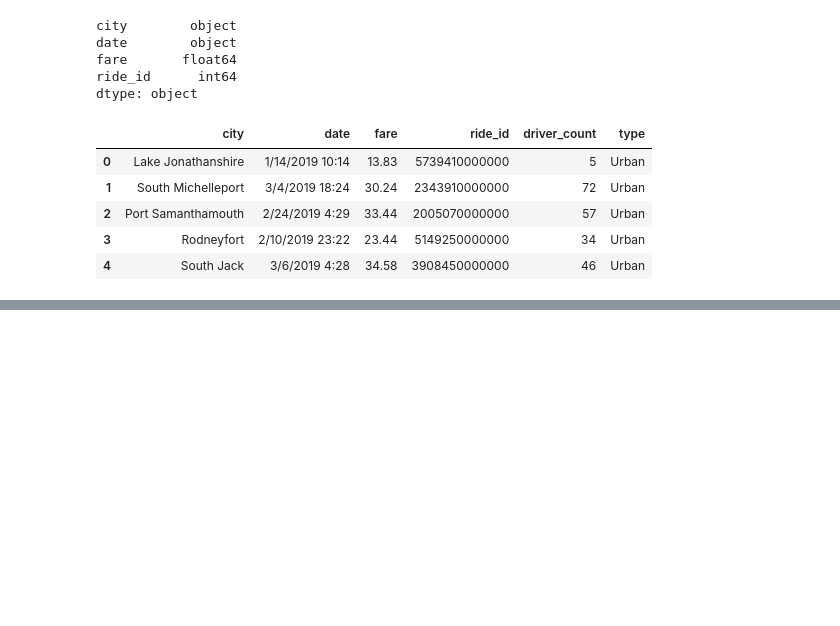
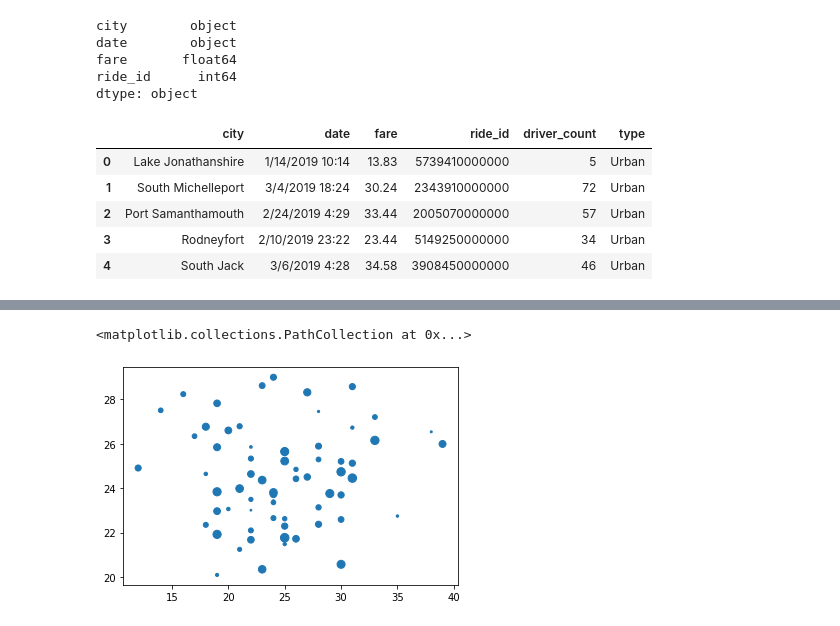
Before and after one commit to LleeMcD/PyBer_Analysis, a Jupyter notebook: PyBer.ipynb, the cells around one changed output, grey strips where cells are left out. Cells and saved outputs as stored; diff of their text form; code cells hidden in the pictures; blank space fills up the shorter version.

```diff
--- a/PyBer.ipynb
+++ b/PyBer.ipynb
@@ -138,0 +169,10 @@ pyber_data_df.head()
+# %%
+## 5.3.2 Get the number of rides for each city type.
+## To get the number of rides for each city by each type
+## of city, we have to create a Series where the index
+## is the name of the city and the column is the number
+## of rides for that city.
+
+# Get the number of rides for urban cities.
+urban_ride_count = urban_cities_df.groupby(["city"]).count()["ride_id"]
+urban_ride_count.head()
@@ -138,0 +193,10 @@ pyber_data_df.head()
+# %%
+## 5.3.3 Get the average fare for each city type. Using the separate
+## DataFrames for each city type, we can calculate the average fare
+## for each city in the urban, suburban, and rural cities.
+## Using the groupby() function, we can chain the mean() method to get
+## the averages of the fare column.
+
+# Get average fare for each city in the urban cities.
+urban_avg_fare = urban_cities_df.groupby(["city"]).mean()["fare"]
+urban_avg_fare.head()
@@ -138,0 +215,8 @@ pyber_data_df.head()
+# %%
+## 5.3.4 Get the average number of drivers for each city type. To get the average
+## number of drivers for each city in the urban, suburban, and rural cities,
+## we can use the groupby() function and get the mean() of the driver_count column.
+
+# Get the average number of drivers for each urban city.
+urban_driver_count = urban_cities_df.groupby(["city"]).mean()["driver_count"]
+urban_driver_count.head()
@@ -138,0 +236,14 @@ pyber_data_df.head()
+# %%
+## 5.3.5 Create bubble charts. Use MATLAB method; plt.scatter(), to create a scatter plot
+## for each type of city where the following conditions are met:
+## The x-axis is the number of rides for each city.
+## The y-axis is the average fare for each city.
+## The size of each marker is the average number of drivers in each city.
+
+# Build the scatter plots for urban cities.
+plt.scatter(urban_ride_count,
+      urban_avg_fare,
+      s=urban_driver_count)
+# %% [output]
+<matplotlib.collections.PathCollection at 0x...>
+[figure, added]
```
Also changed, not shown: parts of 12 cells of this notebook.
